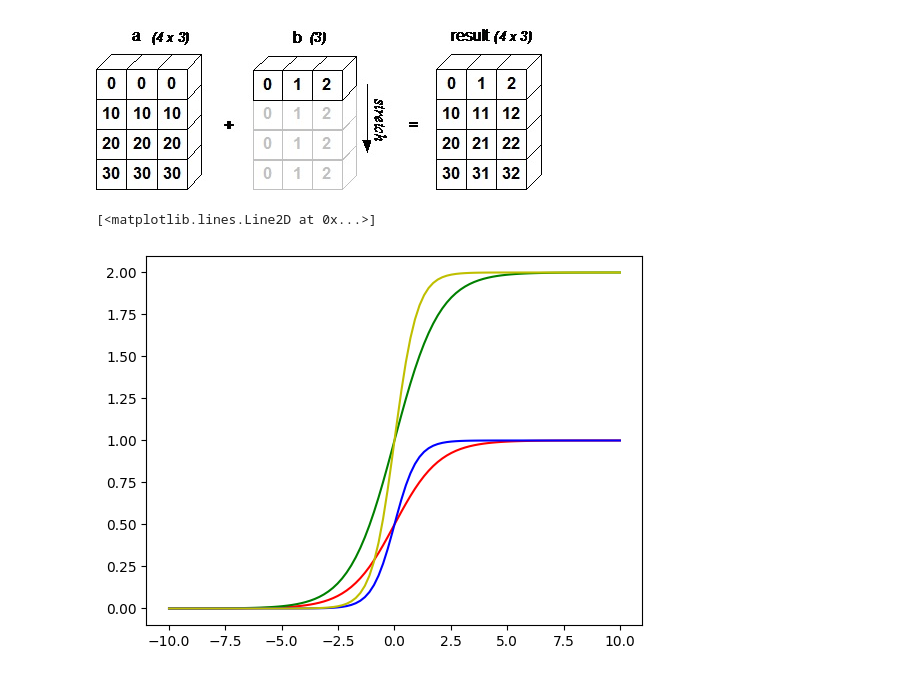
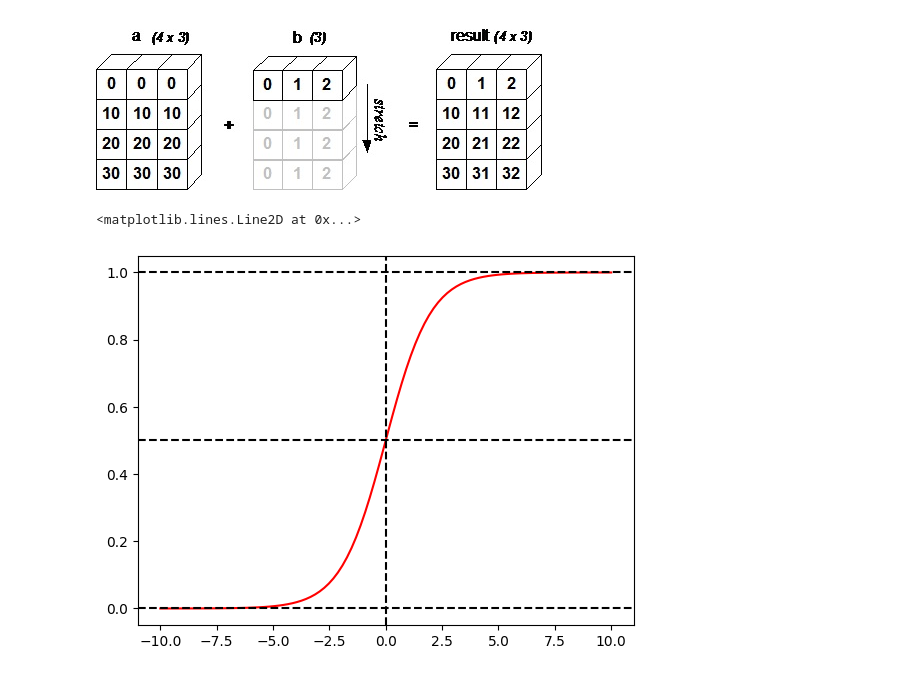
Before and after one commit to Xiaoxiao1990/AIGC, a Jupyter notebook: python/numpy/numpy_tutorials_point.ipynb, the cells around one changed output. Drawn from its saved outputs; the diff is of its cells as text; code cells hidden in the pictures.

```diff
--- a/python/numpy/numpy_tutorials_point.ipynb
+++ b/python/numpy/numpy_tutorials_point.ipynb
@@ -7,27 +7,32 @@
 # %%
 import numpy as np
 import matplotlib.pyplot as plt
 
 x = np.linspace(-10, 10, 100)
 
 x0 = 0
 y1 = 1/(1+np.power(np.e, -1*(x - x0)))
-y2 = 2/(1+np.power(np.e, -1*(x - x0)))
-y3 = 1/(1+np.power(np.e, -2*(x - x0)))
-y4 = 2/(1+np.power(np.e, -2*(x - x0)))
+# y2 = 2/(1+np.power(np.e, -1*(x - x0)))
+# y3 = 1/(1+np.power(np.e, -2*(x - x0)))
+# y4 = 2/(1+np.power(np.e, -2*(x - x0)))
 
 # k = 1
 # y = k*x
 
 # xr = np.random.randn(100) + x
 
 
 plt.plot(x, y1, "k-", c="r")
-plt.plot(x, y2, "k-", c="g")
-plt.plot(x, y3, "k-", c="b")
-plt.plot(x, y4, "k-", c="y")
+# plt.plot(x, y2, "k-", c="g")
+# plt.plot(x, y3, "k-", c="b")
+# plt.plot(x, y4, "k-", c="y")
+
+plt.axvline(x=0, c="k", linestyle="--")
+plt.axhline(y=1, c="k", linestyle="--")
+plt.axhline(y=0, c="k", linestyle="--")
+plt.axhline(y=0.5, c="k", linestyle="--")
 
 # plt.plot(x, xr, "kx", c="r")
 # %% [output]
-[<matplotlib.lines.Line2D at 0x...>]
+<matplotlib.lines.Line2D at 0x...>
-[figure, old version]
+[figure, new version]
```
Also changed, not shown: 1 other file.
